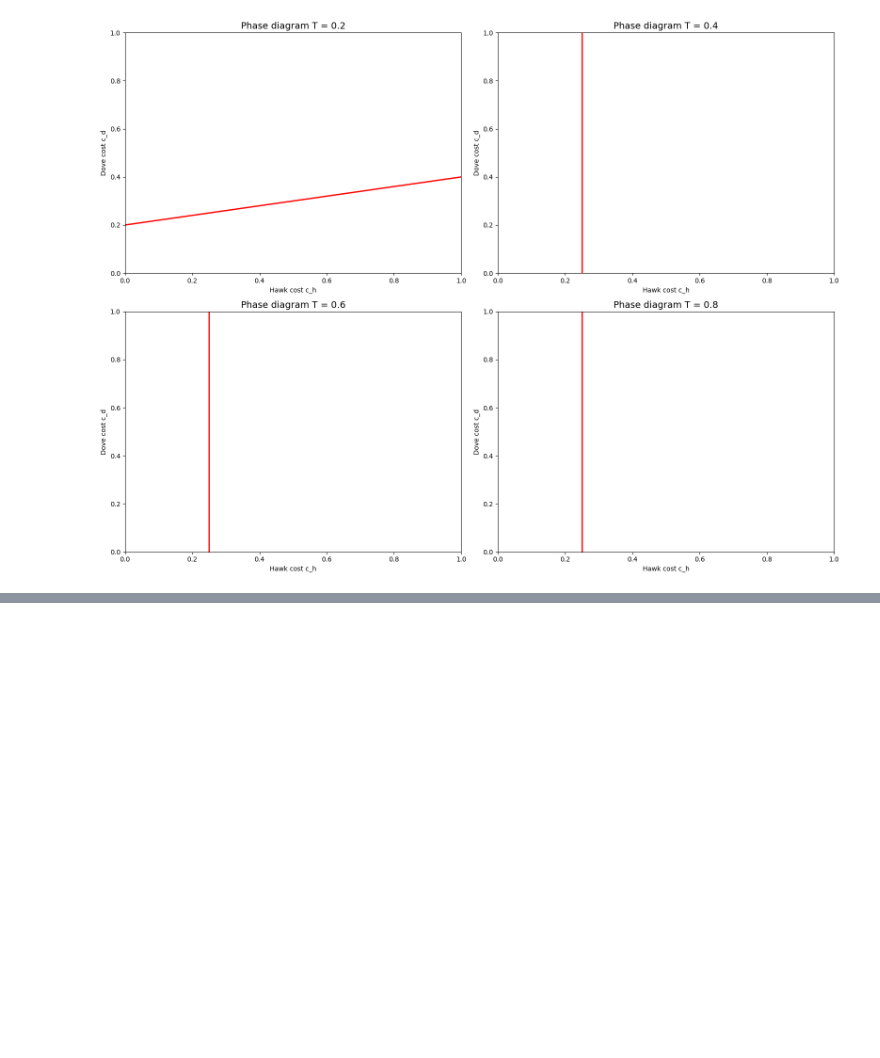
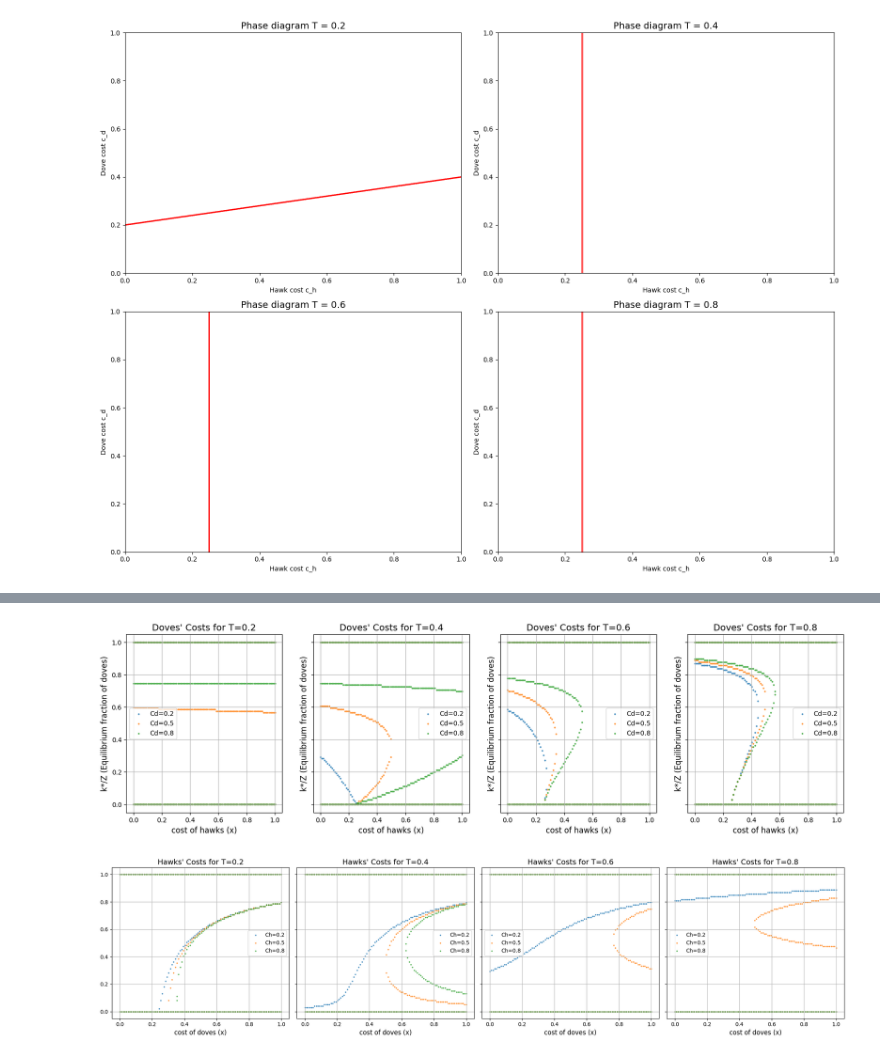
Before and after one commit to femkegeens/CGT, a Jupyter notebook: cgt_group_assignment.ipynb, the cells around one changed output, grey strips where cells are left out. Drawn from its saved outputs; the diff is of its cells as text; code cells hidden in the pictures; blank space fills up the shorter version.

```diff
--- a/cgt_group_assignment.ipynb
+++ b/cgt_group_assignment.ipynb
@@ -506,0 +596,13 @@ plt.show()
+# %%
+def find_equilibria_indexes(run):
+    eq = []
+    for i in range(run.shape[0]):
+        gradient = run[i]
+        if gradient == 0.0:
+            eq.append(i)
+        if i < len(run):
+            if run[i] < 0 and run[i + 1] > 0:
+                    eq.append(i)
+            if run[i] > 0 and run[i + 1] < 0:
+                    eq.append(i)
+    return eq
@@ -506,0 +668,53 @@ plt.show()
+# %%
+T_labels = ["T=0.2", "T=0.4", "T=0.6", "T=0.8"]
+T_values = [0.2, 0.4, 0.6, 0.8]
+
+Doves_Costs_labels = ["Cd=0.2", "Cd=0.5", "Cd=0.8"]
+Doves_Costs = [0.2, 0.5, 0.8]
+
+Hawks_Costs_labels = ["Ch=0.2", "Ch=0.5", "Ch=0.8"]
+Hawks_Costs = [0.2, 0.5, 0.8]
+
+def plot_figure5_side_by_side(T_values, Doves_Costs, Doves_Costs_labels, Hawks_Costs, Hawks_Costs_labels):
+
+
+    fig, axes = plt.subplots(ncols=4, figsize=(20, 5), sharey=True)
+    for t_idx, T in enumerate(T_values):
+
+
+        #Doves
+        for d_idx, c_d in enumerate(Doves_Costs):
+            y_as, x_as = figure5_toprow(T, c_d)
+            axes[t_idx].scatter(x_as, y_as, label=Doves_Costs_labels[d_idx], alpha =0.7, s=3)
+
+        axes[t_idx].set_title(f"Doves' Costs for {T_labels[t_idx]}", fontsize=14)
+        axes[t_idx].set_xlabel("cost of hawks (x)", fontsize=12)
+        axes[t_idx].set_ylabel("k*/Z (Equilibrium fraction of doves)", fontsize=12)
+        axes[t_idx].legend(fontsize=10, loc="best")
+        axes[t_idx].grid(True)
+
+
+
+    hawk_cost = np.linspace(0, 1, num=n_steps, dtype=np.float64)
+    dove_frequency = np.linspace(0, 1, num=n_steps, dtype=np.float64)
+    fraction_dove = []
+    hawk_cost_answer = []
+
+    fig, axes = plt.subplots(ncols=4, figsize=(20, 5), sharey=True)
+    for t_idx, T in enumerate(T_values):
+        for h_idx, c_h in enumerate(Hawks_Costs):
+            y_as, x_as = figure5_bottomrow(T, c_h)
+            axes[t_idx].scatter(x_as, y_as, label=Hawks_Costs_labels[h_idx], alpha =0.7, s=3)
+
+        axes[t_idx].set_title(f"Hawks' Costs for {T_labels[t_idx]}", fontsize=14)
+        axes[t_idx].set_xlabel("cost of doves (x)", fontsize=12)
+        axes[t_idx].legend(fontsize=10, loc="best")
+        axes[t_idx].grid(True)
+
+    plt.tight_layout()
+    plt.show()
+
+plot_figure5_side_by_side(T_values, Doves_Costs, Doves_Costs_labels, Hawks_Costs, Hawks_Costs_labels)
+# %% [output]
+[figure, added]
+[figure, added]
```
Also changed, not shown: parts of 8 cells of this notebook.
